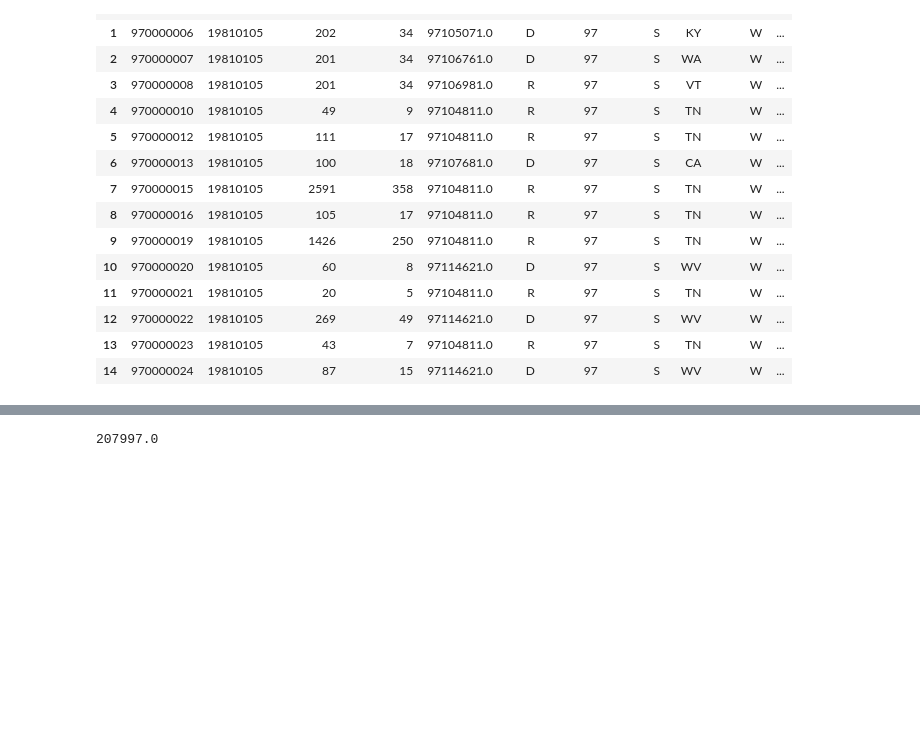
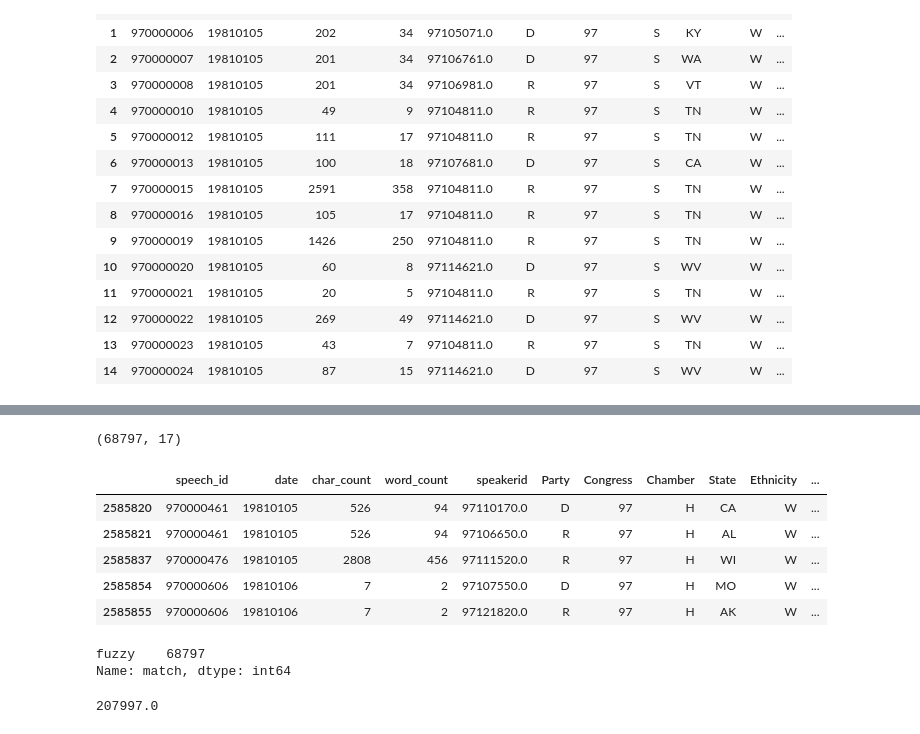
Before and after one commit to YuliaZamriy/W266-Final-Project, a Jupyter notebook: EDA/EDA_Faria_Yulia_0312_descr.ipynb, the cells around one changed output, grey strips where cells are left out. Cells and saved outputs as stored; diff of their text form; code cells hidden in the pictures; blank space fills up the shorter version.

Commit message:
investigate duplicates in the descr file

```diff
--- a/EDA/EDA_Faria_Yulia_0312_descr.ipynb
+++ b/EDA/EDA_Faria_Yulia_0312_descr.ipynb
@@ -47,3 +47,21 @@ descr.shape
+# %%
+descr[descr['speech_id'].duplicated()].shape
+# %% [output]
+(68797, 17)
+# %%
+descr[descr['speech_id'].duplicated()].head()
+# %% [output]
+|  | speech_id | date | char_count | word_count | speakerid | Party | Congress | Chamber | State | Ethnicity | ... |
+| 2585820 | 970000461 | 19810105 | 526 | 94 | 97110170.0 | D | 97 | H | CA | W | ... |
+| 2585821 | 970000461 | 19810105 | 526 | 94 | 97106650.0 | R | 97 | H | AL | W | ... |
+| 2585837 | 970000476 | 19810105 | 2808 | 456 | 97111520.0 | R | 97 | H | WI | W | ... |
+| 2585854 | 970000606 | 19810106 | 7 | 2 | 97107550.0 | D | 97 | H | MO | W | ... |
+| 2585855 | 970000606 | 19810106 | 7 | 2 | 97121820.0 | R | 97 | H | AK | W | ... |
+# %%
+descr[descr['speech_id'].duplicated()].match.value_counts()
+# %% [output]
+fuzzy    68797
+Name: match, dtype: int64
 # %%
 descr['NonWhite'].sum()
 # %% [output]
```
Also changed, not shown: parts of 1 cell of this notebook, 1 other file.
